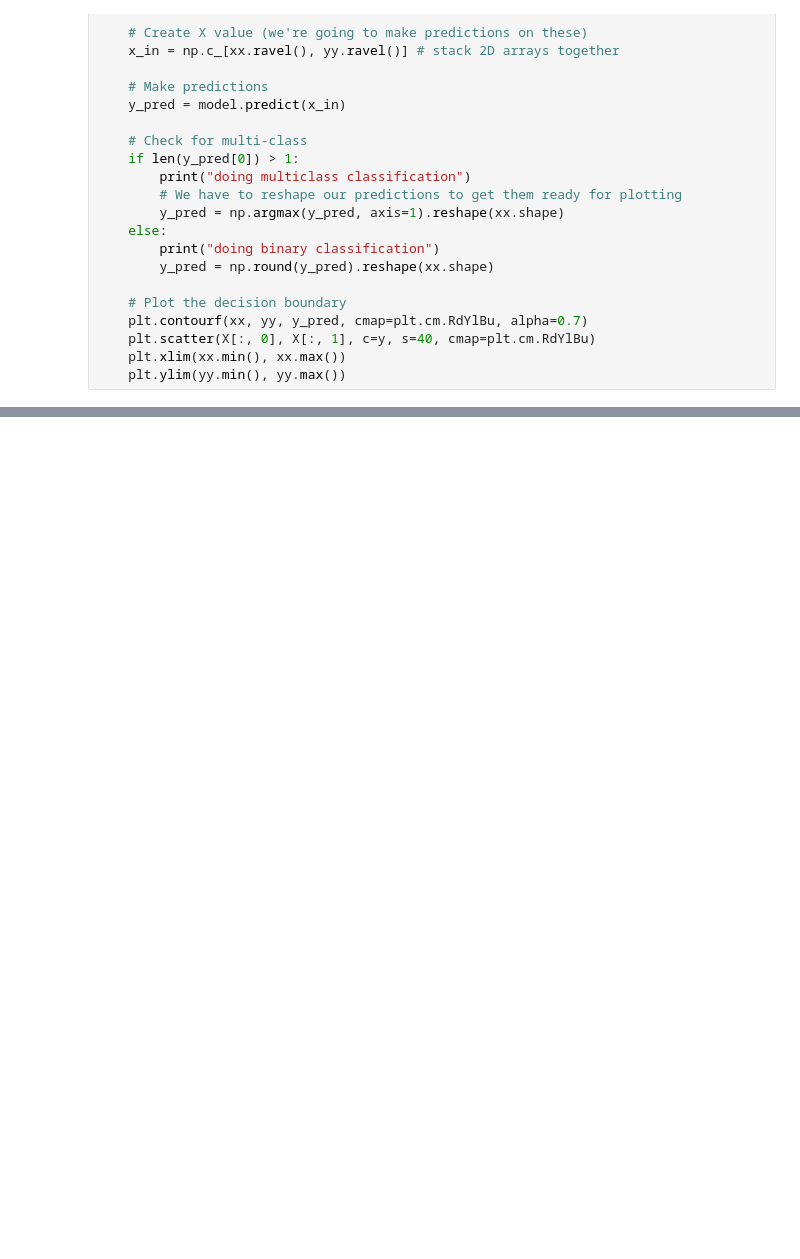
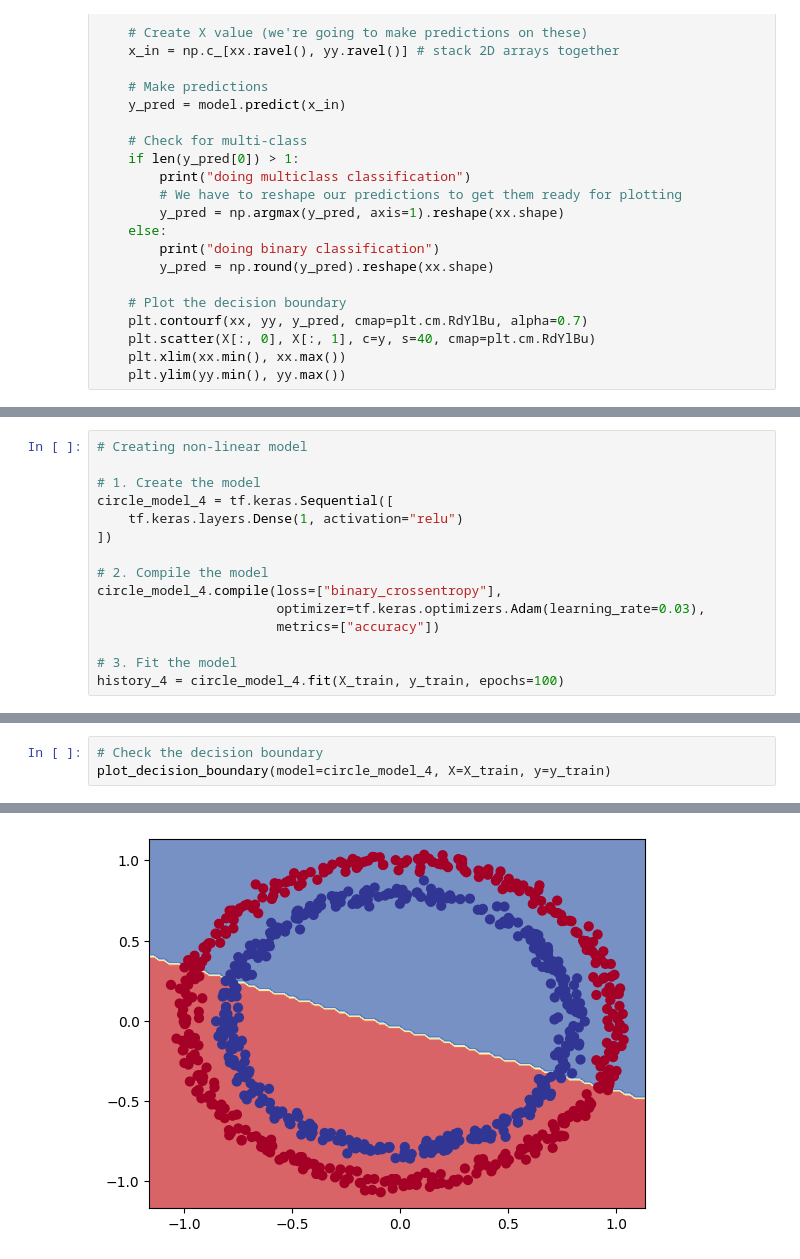
Before and after one commit to ra2dd/jupyter-tensor, a Jupyter notebook: 03_neural_network_classification.ipynb, the cells around one changed output, grey strips where cells are left out. Drawn from its saved outputs; the diff is of its cells as text; blank space fills up the shorter version.

```diff
--- a/03_neural_network_classification.ipynb
+++ b/03_neural_network_classification.ipynb
@@ -280,0 +358,15 @@ doing binary classification
+# %%
+# Creating non-linear model
+
+# 1. Create the model
+circle_model_4 = tf.keras.Sequential([
+    tf.keras.layers.Dense(1, activation="relu")
+])
+
+# 2. Compile the model
+circle_model_4.compile(loss=["binary_crossentropy"],
+                       optimizer=tf.keras.optimizers.Adam(learning_rate=0.03),
+                       metrics=["accuracy"])
+
+# 3. Fit the model
+history_4 = circle_model_4.fit(X_train, y_train, epochs=100)
@@ -280,0 +396,4 @@ doing binary classification
+# %%
+# Check the decision boundary
+plot_decision_boundary(model=circle_model_4, X=X_train, y=y_train)
+# %% [output]
@@ -280,0 +403 @@ doing binary classification
+[figure, added]
```
Also changed, not shown: parts of 30 cells of this notebook.
